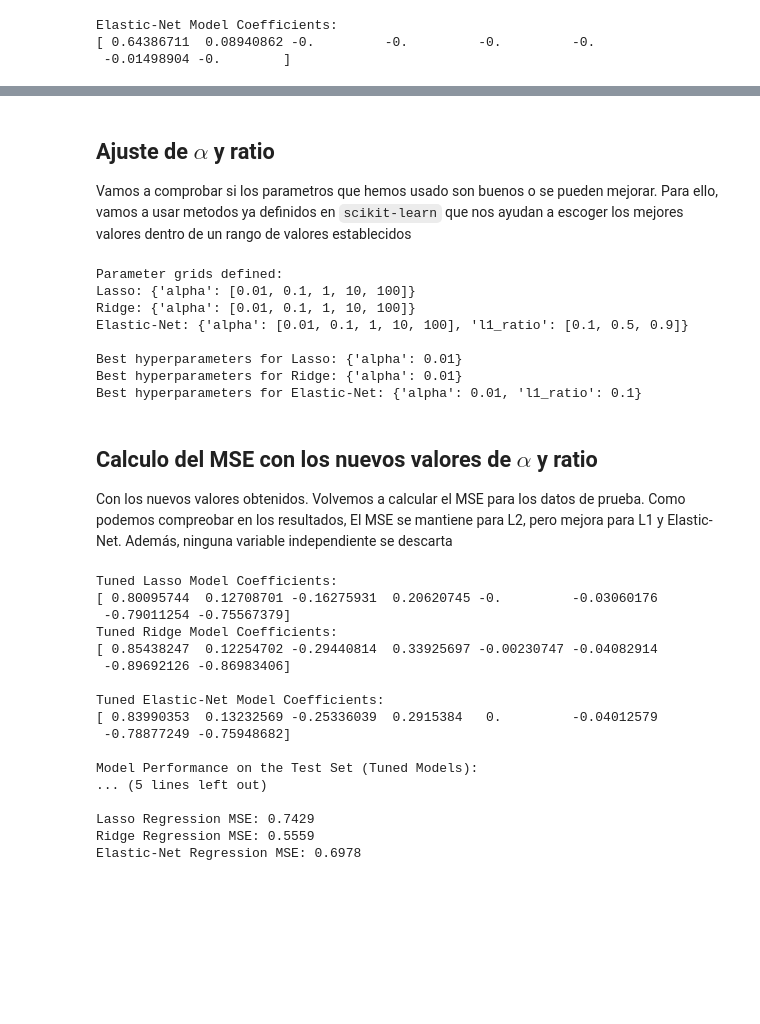
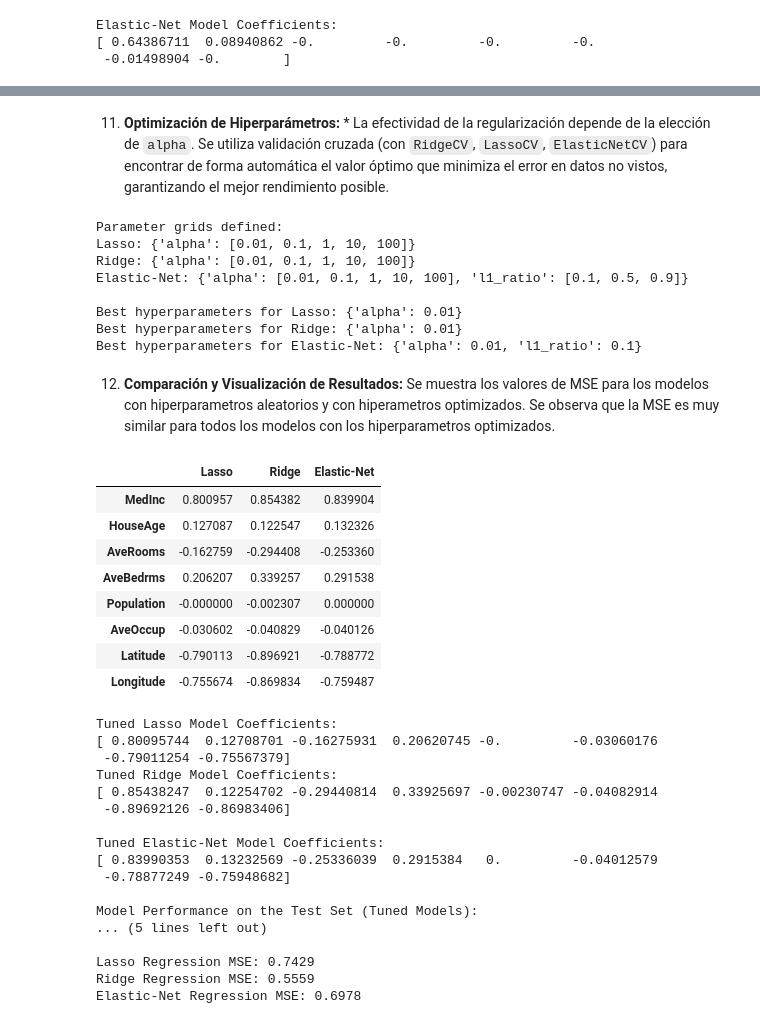
Before and after one commit to osrodgon/P5_G1_Task, a Jupyter notebook: L1-L2-Elastic-Net.ipynb, the cells around one changed output, grey strips where cells are left out. Drawn from its saved outputs; the diff is of its cells as text; code cells hidden in the pictures; blank space fills up the shorter version.

```diff
--- a/L1-L2-Elastic-Net.ipynb
+++ b/L1-L2-Elastic-Net.ipynb
@@ -344,6 +344,6 @@ Elastic-Net Regression (Tuned) MSE: 0.6978
 # %% [markdown]
-## Ajuste de $\alpha$ y ratio
-Vamos a comprobar si los parametros que hemos usado son buenos o se pueden mejorar. Para ello, vamos a usar metodos ya definidos en `scikit-learn` que nos ayudan a escoger los mejores valores dentro de un rango de valores establecidos
+11.  **Optimización de Hiperparámetros:**
+    *   La efectividad de la regularización depende de la elección de `alpha`. Se utiliza validación cruzada (con `RidgeCV`, `LassoCV`, `ElasticNetCV`) para encontrar de forma automática el valor óptimo que minimiza el error en datos no vistos, garantizando el mejor rendimiento posible.
 # %%
 from sklearn.model_selection import GridSearchCV
 from sklearn.linear_model import Ridge, Lasso, ElasticNet
@@ -390,8 +393,7 @@ Best hyperparameters for Lasso: {'alpha': 0.01}
 Best hyperparameters for Ridge: {'alpha': 0.01}
 Best hyperparameters for Elastic-Net: {'alpha': 0.01, 'l1_ratio': 0.1}
 # %% [markdown]
-## Calculo del MSE con los nuevos valores de $\alpha$ y ratio
-Con los nuevos valores obtenidos. Volvemos a calcular el MSE para los datos de prueba. Como podemos compreobar en los resultados, El MSE se mantiene para L2, pero mejora para L1 y Elastic-Net. Además, ninguna variable independiente se descarta
+12.  **Comparación y Visualización de Resultados:** Se muestra los valores de MSE para los modelos con hiperparametros aleatorios y con hiperametros optimizados. Se observa que la MSE es muy similar para todos los modelos con los hiperparametros optimizados.
 # %%
 from sklearn.linear_model import Ridge, Lasso, ElasticNet
 from sklearn.metrics import mean_squared_error
@@ -411,37 +413,56 @@ best_elastic_net_alpha = grid_search_elastic_net.best_params_['alpha']
 best_elastic_net_l1_ratio = grid_search_elastic_net.best_params_['l1_ratio']
 elastic_net_model_tuned = ElasticNet(alpha=best_elastic_net_alpha, l1_ratio=best_elastic_net_l1_ratio, random_state=42)
 elastic_net_model_tuned.fit(independent_train_scaled, dependent_train)
+
+# Create a DataFrame to store the coefficients
+coefficients_tuned_df = pd.DataFrame(index=independent_variables)
+
+# Add the coefficients from each model to the DataFrame
+coefficients_tuned_df['Lasso'] = lasso_model_tuned.coef_
+coefficients_tuned_df['Ridge'] = ridge_model_tuned.coef_
+coefficients_tuned_df['Elastic-Net'] = elastic_net_model_tuned.coef_
+
+display(coefficients_tuned_df)
 
 # Print the coefficients of the tuned models
 print("\nTuned Lasso Model Coefficients:")
 print(lasso_model_tuned.coef_)
 
 print("Tuned Ridge Model Coefficients:")
 print(ridge_model_tuned.coef_)
 
 print("\nTuned Elastic-Net Model Coefficients:")
 print(elastic_net_model_tuned.coef_)
 
 # Make predictions on the scaled test set using the tuned models
 dependent_variable_pred_lasso = lasso_model_tuned.predict(independent_test_scaled)
 dependent_variable_pred_ridge = ridge_model_tuned.predict(independent_test_scaled)
 dependent_variable_pred_elastic_net = elastic_net_model_tuned.predict(independent_test_scaled)
 
 # Calculate and print the Mean Squared Error (MSE) for each model
 mse_lasso_tuned = mean_squared_error(dependent_test, dependent_variable_pred_lasso)
 mse_ridge_tuned = mean_squared_error(dependent_test, dependent_variable_pred_ridge)
 mse_elastic_net_tuned = mean_squared_error(dependent_test, dependent_variable_pred_elastic_net)
 
 print("\nModel Performance on the Test Set (Tuned Models):")
 print(f"Lasso Regression (Tuned) MSE: {mse_lasso_tuned:.4f}")
 print(f"Ridge Regression (Tuned) MSE: {mse_ridge_tuned:.4f}")
 print(f"Elastic-Net Regression (Tuned) MSE: {mse_elastic_net_tuned:.4f}")
 
 print("\nModel Performance on the Test Set with arbitrary values for alpha y ratio:\n")
 print(f"Lasso Regression MSE: {mse_lasso:.4f}")
 print(f"Ridge Regression MSE: {mse_ridge:.4f}")
 print(f"Elastic-Net Regression MSE: {mse_elastic_net:.4f}")
 # %% [output]
+|  | Lasso | Ridge | Elastic-Net |
+| MedInc | 0.800957 | 0.854382 | 0.839904 |
+| HouseAge | 0.127087 | 0.122547 | 0.132326 |
+| AveRooms | -0.162759 | -0.294408 | -0.253360 |
+| AveBedrms | 0.206207 | 0.339257 | 0.291538 |
+| Population | -0.000000 | -0.002307 | 0.000000 |
+| AveOccup | -0.030602 | -0.040829 | -0.040126 |
+| Latitude | -0.790113 | -0.896921 | -0.788772 |
+| Longitude | -0.755674 | -0.869834 | -0.759487 |
 Tuned Lasso Model Coefficients:
 [ 0.80095744  0.12708701 -0.16275931  0.20620745 -0.         -0.03060176
  -0.79011254 -0.75567379]
```
Also changed, not shown: parts of 16 cells of this notebook.
